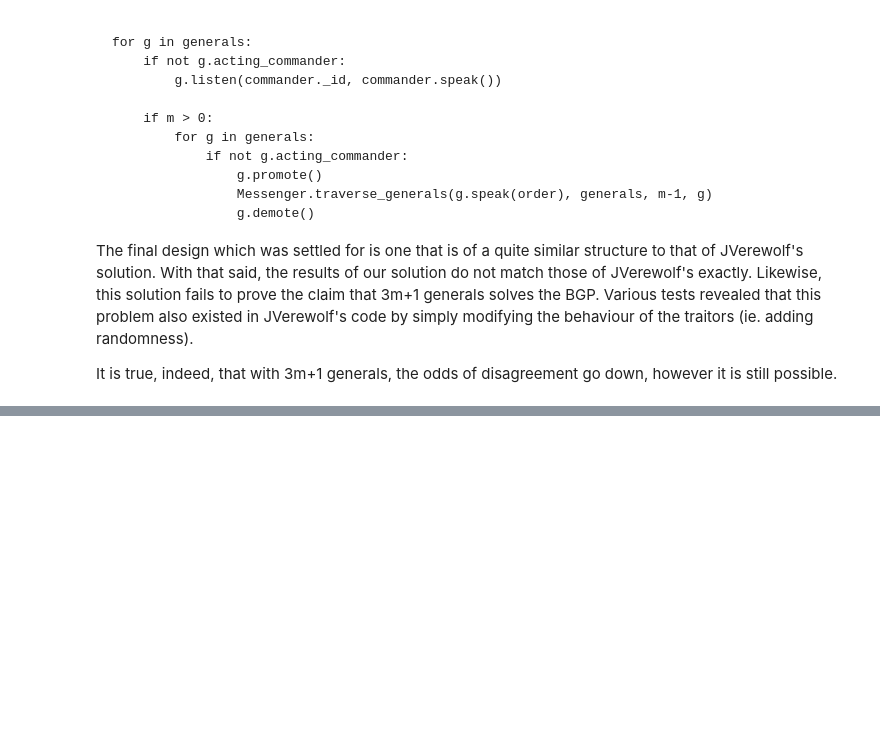
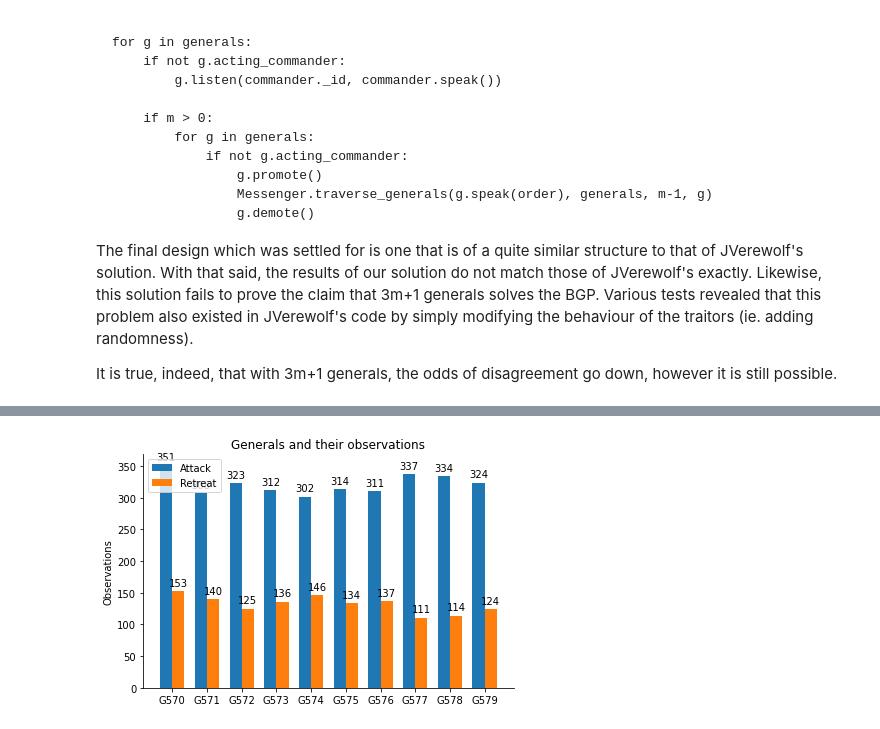
Before and after one commit to konmos/csc4006, a Jupyter notebook: notebooks/generals/generals3.ipynb, the cells around one changed output, grey strips where cells are left out. Saved outputs shown, nothing was run; the diff lists cells and outputs as text; code cells hidden in the pictures; blank space fills up the shorter version.

```diff
--- a/notebooks/generals/generals3.ipynb
+++ b/notebooks/generals/generals3.ipynb
@@ -305,0 +356,4 @@ Running test (10, 3)
+# %%
+visualize(x[0][0])  # 3m + 1
+# %% [output]
+[figure, added]
```
Also changed, not shown: parts of 4 cells of this notebook.
